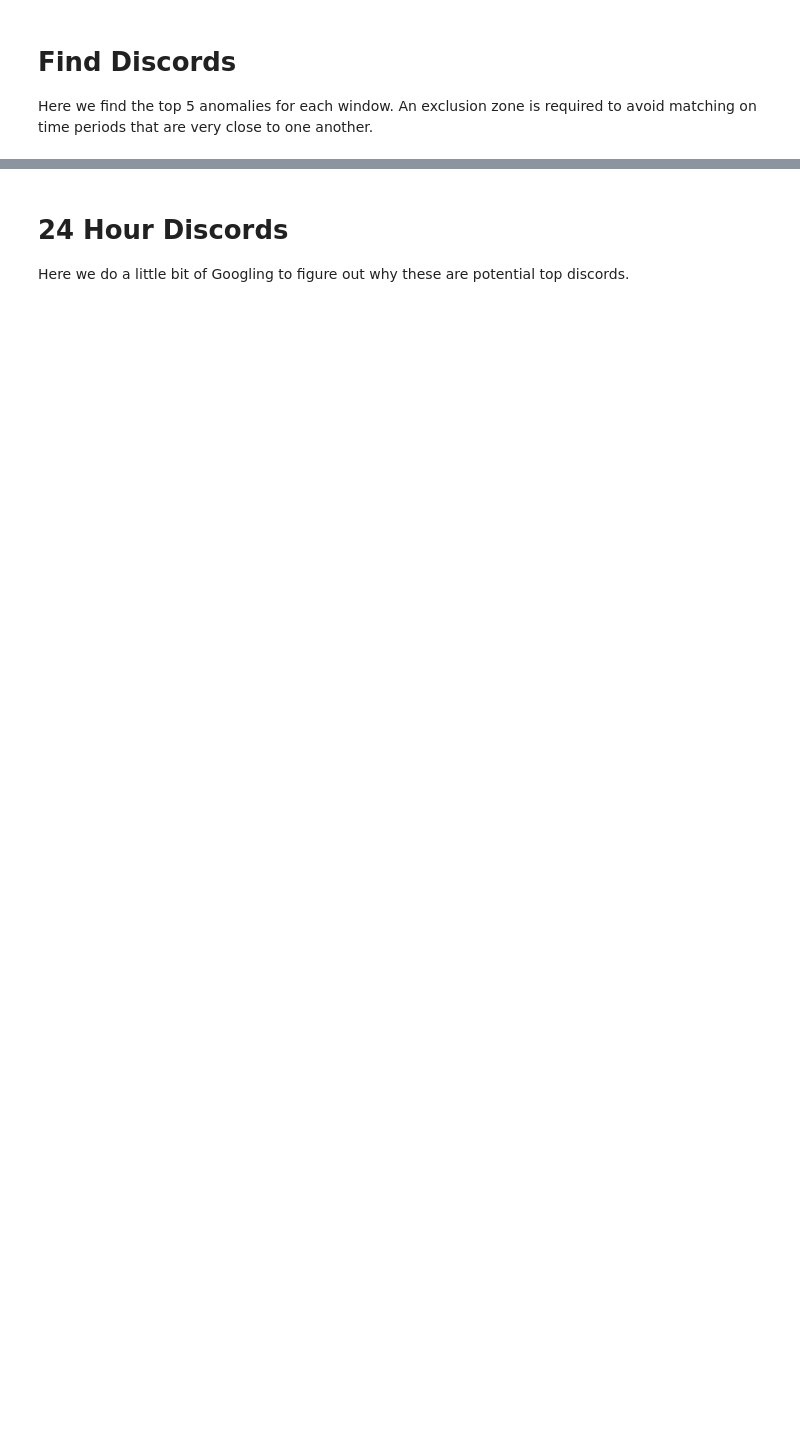
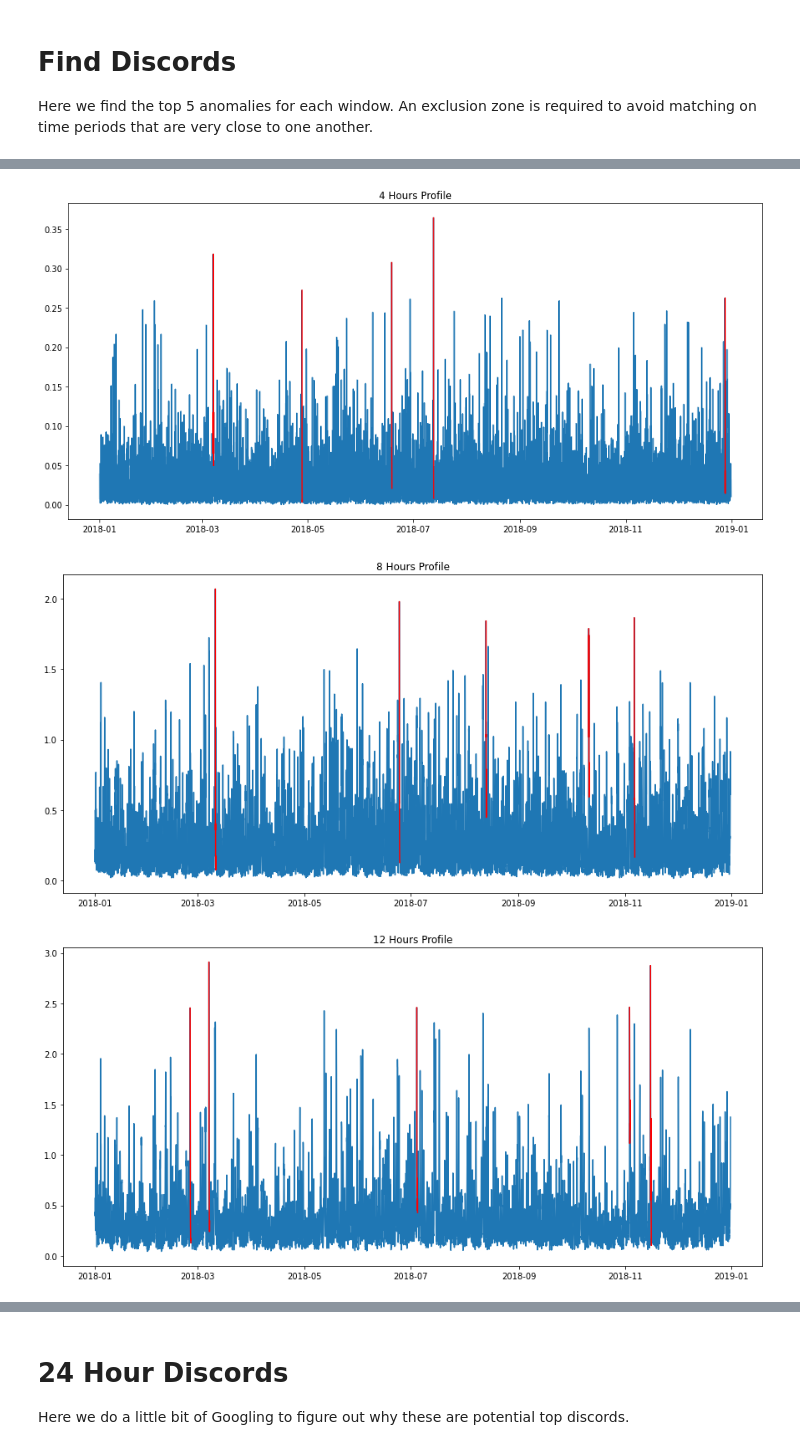
Before and after one commit to matrix-profile-foundation/article-matrix-profile-intro, a Jupyter notebook: Matrix Profile Example.ipynb, the cells around one changed output, grey strips where cells are left out. Cells and saved outputs as stored; diff of their text form; code cells hidden in the pictures; blank space fills up the shorter version.

```diff
--- a/Matrix Profile Example.ipynb
+++ b/Matrix Profile Example.ipynb
@@ -106,16 +108,3 @@ plt.show()
 # Find Discords
 
 Here we find the top 5 anomalies for each window. An exclusion zone is required to avoid matching on time periods that are very close to one another.
-# %%
-top_discords = {}
-
-for label, window_size in windows:
-    column_label = '{} Profile'.format(label)
-    mp = df[column_label].values
-    top_discords[label] = discords(mp, window_size, k=5)
-
-    ax = df.plot(kind='line', y=column_label, figsize=(15, 7), title=label, legend=None)
-    for start_index in top_discords[label]:
-        df.iloc[start_index:start_index+window_size][column_label].plot(kind='line', c='r')
-
-    plt.show()
@@ -128,0 +111,22 @@ for label, window_size in windows:
+# %%
+for label, window_size in windows:
+    key = '{} Profile'.format(label)
+    profiles[key] = mp.discover.discords(profiles[key], k=5)
+
+    window_size = profiles[key]['w']
+    mp_adjusted = np.append(profiles[key]['mp'], np.zeros(window_size - 1) + np.nan)
+
+    plt.figure(figsize=(15, 7))
+    ax = plt.plot(df.index.values, mp_adjusted)
+    plt.title(key)
+
+    for start_index in profiles[key]['discords']:
+        x = df.index.values[start_index:start_index+window_size]
+        y = mp_adjusted[start_index:start_index+window_size]
+        plt.plot(x, y, c='r')
+
+    plt.show()
+# %% [output]
+[figure, added]
+[figure, added]
+[figure, added]
```
Also changed, not shown: parts of 13 cells of this notebook, 2 other files.
